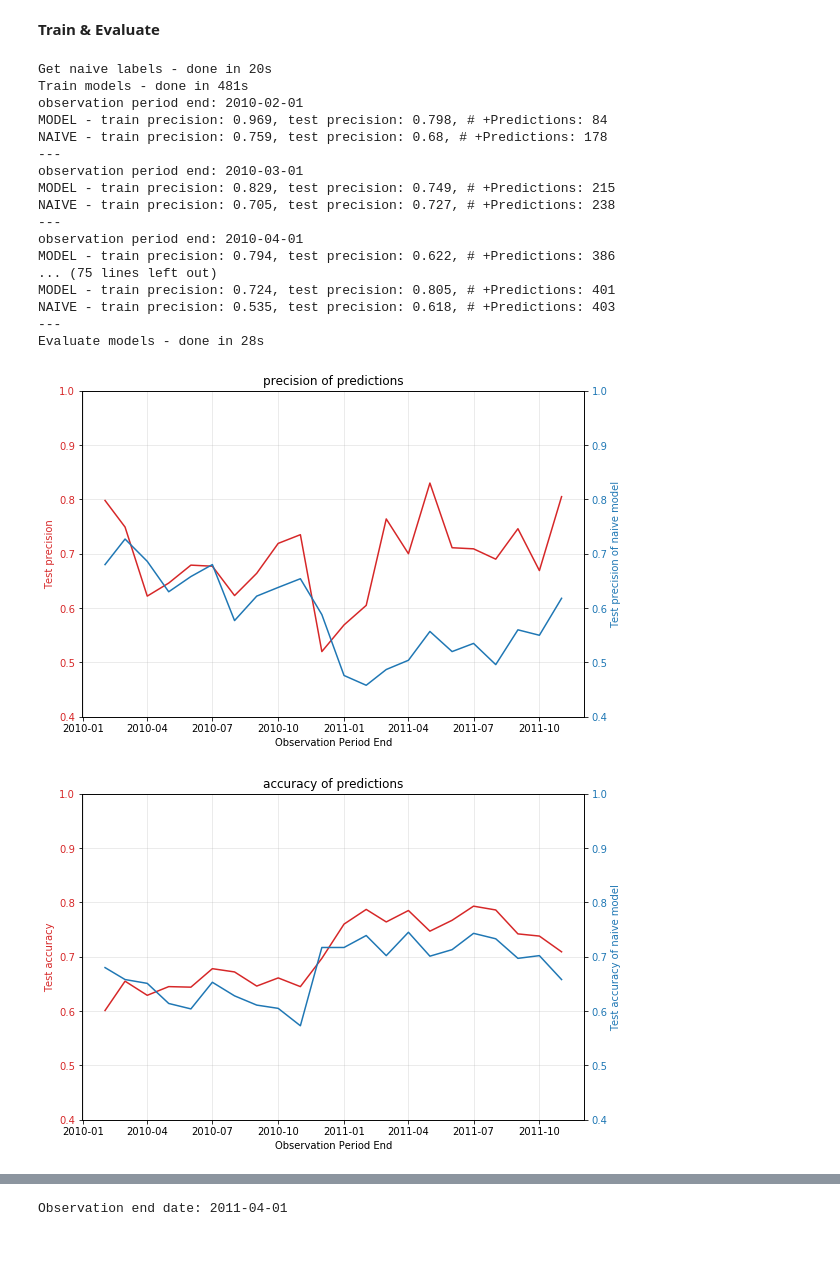
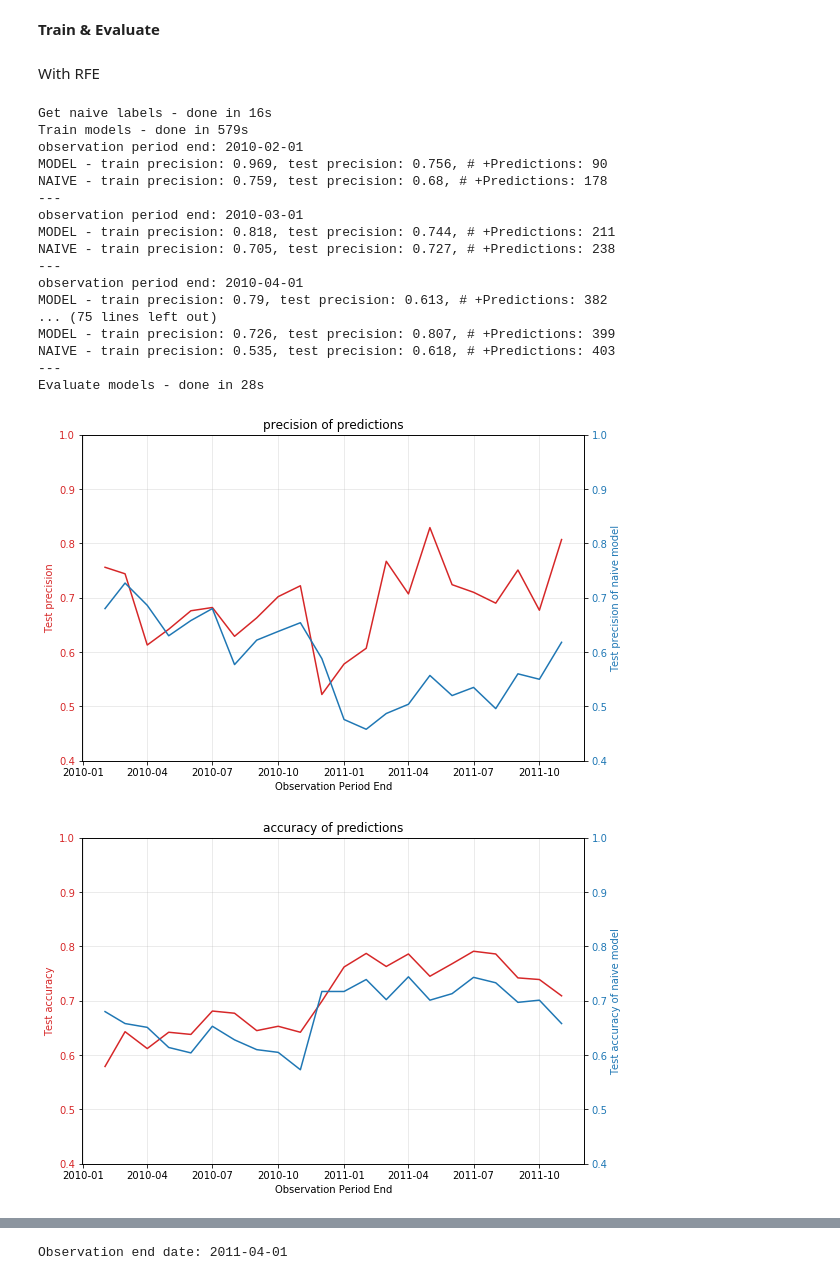
Before and after one commit to W-Tran/predicting-next-purchase, a Jupyter notebook: predicting_purchases_in_next_month.ipynb, the cells around one changed output, grey strips where cells are left out. Cells and saved outputs as stored; diff of their text form; code cells hidden in the pictures; blank space fills up the shorter version.

```diff
--- a/predicting_purchases_in_next_month.ipynb
+++ b/predicting_purchases_in_next_month.ipynb
@@ -26,7 +26,9 @@ def timer(name):
 **Preprocess**
 # %%
 try:
-    invoices = pd.read_csv("invoices_2009_2011_no_returns.csv", low_memory=False)
+    with timer("Read invoice data"):
+        invoices = pd.read_csv("invoices_2009_2011_no_returns.csv", low_memory=False)
+        invoices['InvoiceDate'] = pd.to_datetime(invoices['InvoiceDate'])
 except:
     with timer("Read invoice data"):
         invoices_2011 = pd.read_excel("data/retail/Online_Retail.xlsx")
@@ -56,39 +57,43 @@ Get observation period end dates - done in 0s
 <br>
 # %% [markdown]
 **Train & Evaluate**
+# %% [markdown]
+With RFE
 # %%
 with timer("Get naive labels"):
     naive_labels = get_naive_labels(invoices, observation_end_dates)
 
+# WITH RFE
 with timer("Train models"):
     train_results = train_models(
         RandomForestClassifier, invoices, observation_end_dates, True,
         n_estimators=1500,
         max_depth=5,
-        n_jobs=6
+        n_jobs=6,
+        max_features='auto'
     )
 
 with timer("Evaluate models"):
     evaluate_models(train_results, naive_labels, metric='precision', average_all_months=False)
     evaluate_models_by_plotting(train_results, naive_labels, metric='precision')
     evaluate_models_by_plotting(train_results, naive_labels, metric='accuracy')
 # %% [output]
-Get naive labels - done in 20s
-Train models - done in 481s
+Get naive labels - done in 16s
+Train models - done in 579s
 observation period end: 2010-02-01
-MODEL - train precision: 0.969, test precision: 0.798, # +Predictions: 84
+MODEL - train precision: 0.969, test precision: 0.756, # +Predictions: 90
 NAIVE - train precision: 0.759, test precision: 0.68, # +Predictions: 178
 ---
 observation period end: 2010-03-01
-MODEL - train precision: 0.829, test precision: 0.749, # +Predictions: 215
+MODEL - train precision: 0.818, test precision: 0.744, # +Predictions: 211
 NAIVE - train precision: 0.705, test precision: 0.727, # +Predictions: 238
 ---
 observation period end: 2010-04-01
-MODEL - train precision: 0.794, test precision: 0.622, # +Predictions: 386
+MODEL - train precision: 0.79, test precision: 0.613, # +Predictions: 382
 ... (75 lines left out)
-MODEL - train precision: 0.724, test precision: 0.805, # +Predictions: 401
+MODEL - train precision: 0.726, test precision: 0.807, # +Predictions: 399
 NAIVE - train precision: 0.535, test precision: 0.618, # +Predictions: 403
 ---
 Evaluate models - done in 28s
-[figure, old version]
+[figure, new version]
-[figure, old version]
+[figure, new version]
```
Also changed, not shown: parts of 6 cells of this notebook.
